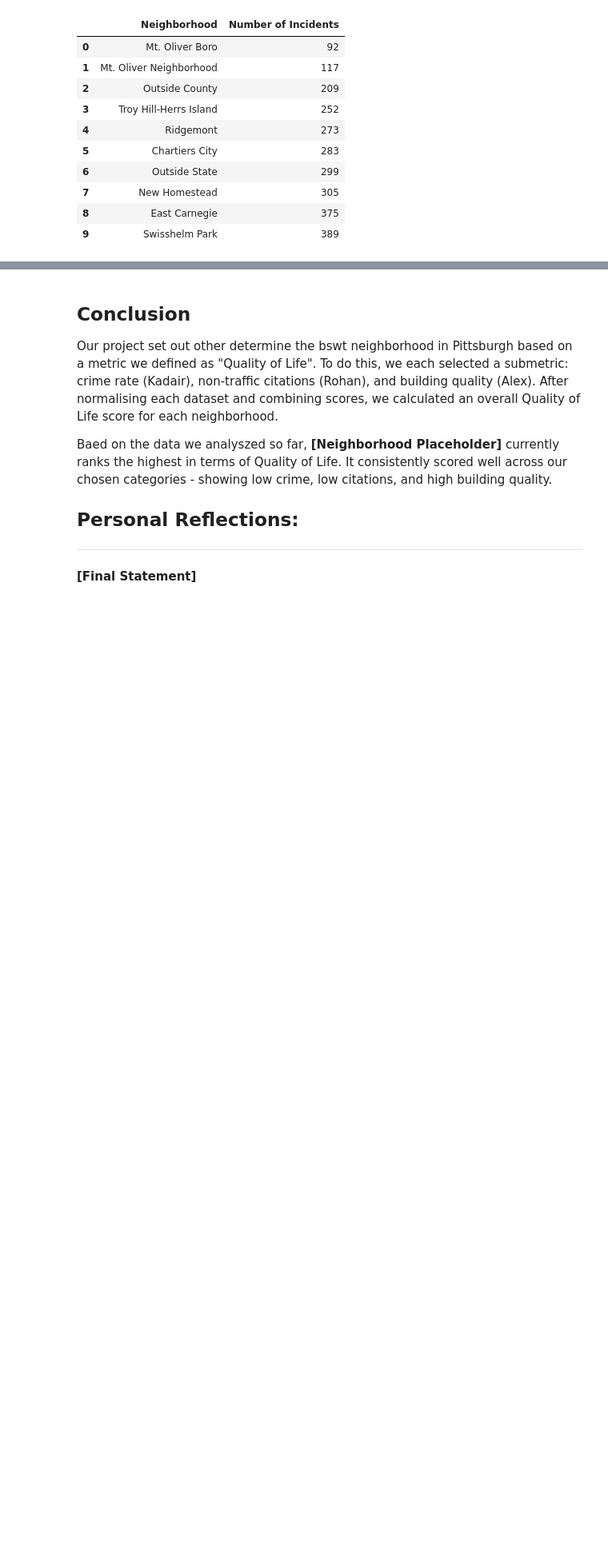
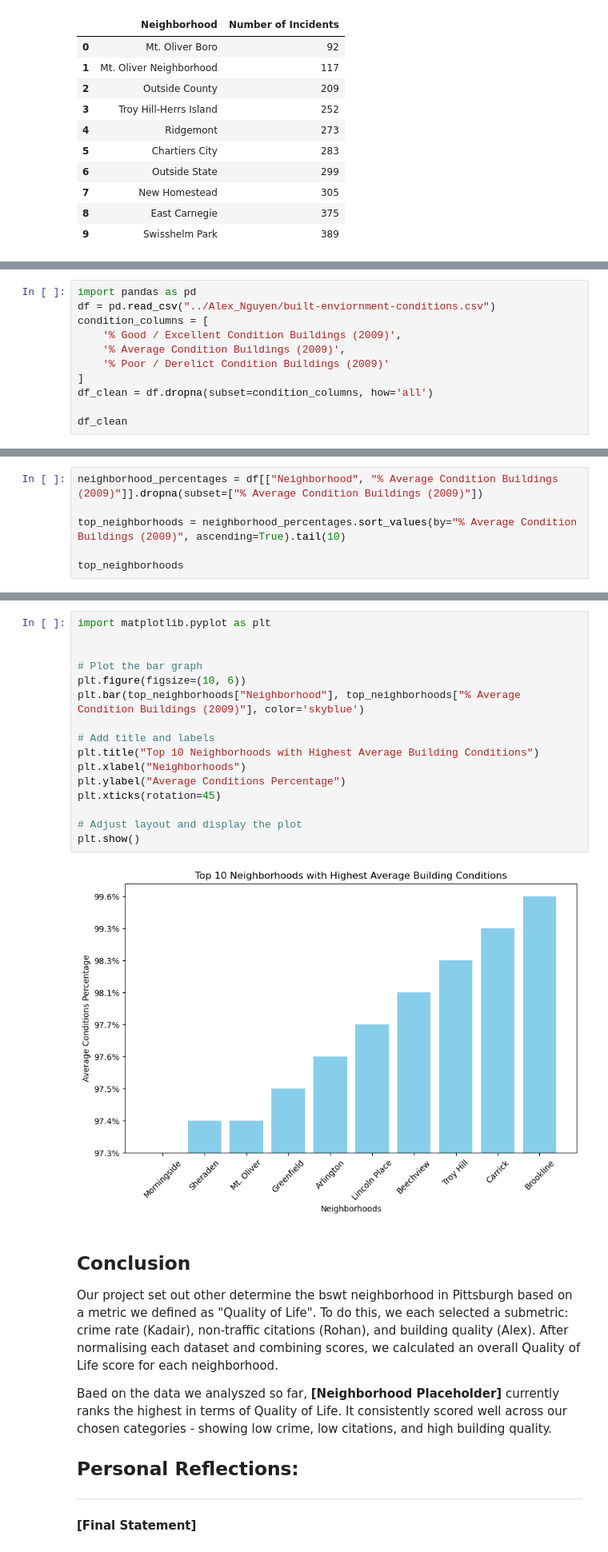
Before and after one commit to dairzewe/best-neighborhood-pgh, a Jupyter notebook: final_notebook/final_notebook.ipynb, the cells around one changed output, grey strips where cells are left out. Shown at 80% size. Saved outputs shown, nothing was run; the diff lists cells and outputs as text; blank space fills up the shorter version.

```diff
--- a/final_notebook/final_notebook.ipynb
+++ b/final_notebook/final_notebook.ipynb
@@ -197,0 +267,11 @@ Alex
+# %%
+import pandas as pd
+df = pd.read_csv("../Alex_Nguyen/built-enviornment-conditions.csv")
+condition_columns = [
+    '% Good / Excellent Condition Buildings (2009)',
+    '% Average Condition Buildings (2009)',
+    '% Poor / Derelict Condition Buildings (2009)'
+]
+df_clean = df.dropna(subset=condition_columns, how='all')
+
+df_clean
@@ -197,0 +311,6 @@ Alex
+# %%
+neighborhood_percentages = df[["Neighborhood", "% Average Condition Buildings (2009)"]].dropna(subset=["% Average Condition Buildings (2009)"])
+
+top_neighborhoods = neighborhood_percentages.sort_values(by="% Average Condition Buildings (2009)", ascending=True).tail(10)
+
+top_neighborhoods
@@ -198,3 +329,21 @@ Alex
+# %%
+import matplotlib.pyplot as plt
+
+
+# Plot the bar graph
+plt.figure(figsize=(10, 6))
+plt.bar(top_neighborhoods["Neighborhood"], top_neighborhoods["% Average Condition Buildings (2009)"], color='skyblue')
+
+# Add title and labels
+plt.title("Top 10 Neighborhoods with Highest Average Building Conditions")
+plt.xlabel("Neighborhoods")
+plt.ylabel("Average Conditions Percentage")
+plt.xticks(rotation=45)
+
+# Adjust layout and display the plot
+plt.show()
+# %% [output]
+[figure, added]
 # %% [markdown]
 ## Conclusion
 
```
Also changed, not shown: parts of 9 cells of this notebook.
